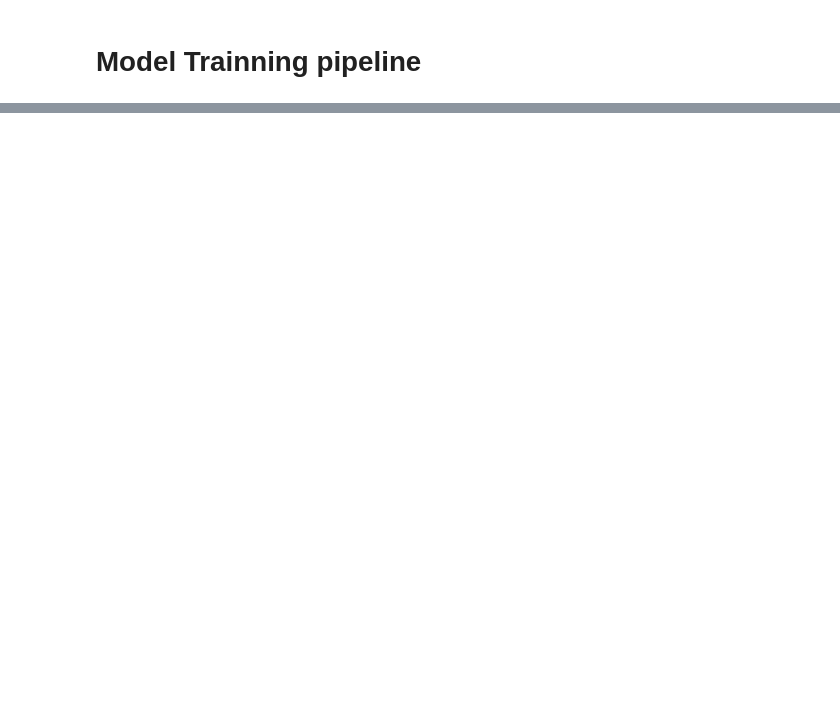
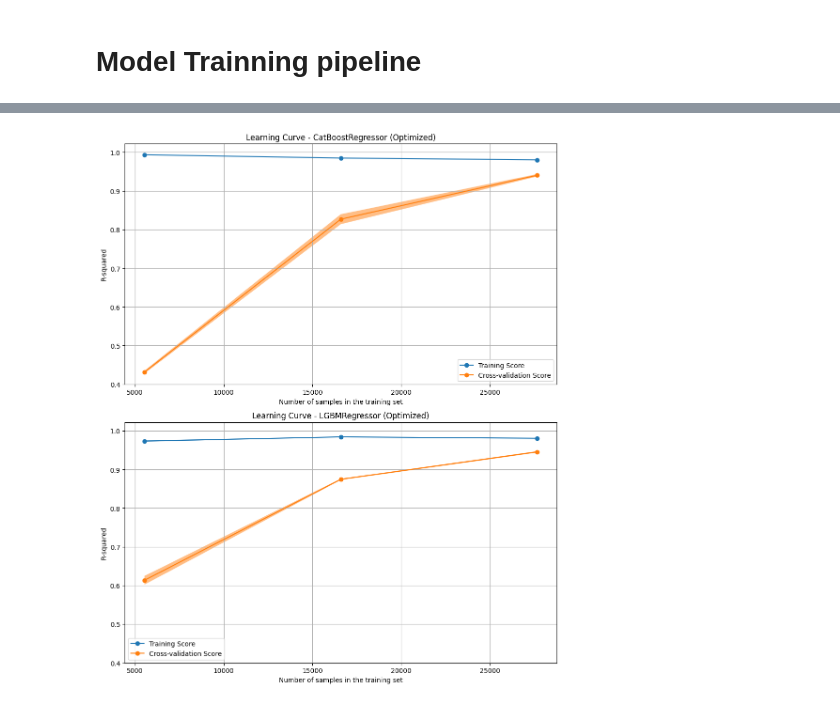
Before and after one commit to Himanshu0518/Traffic-demand-prediction, a Jupyter notebook: notebooks/01_experiment.ipynb, the cells around one changed output, grey strips where cells are left out. Drawn from its saved outputs; the diff is of its cells as text; code cells hidden in the pictures; blank space fills up the shorter version.

```diff
--- a/notebooks/01_experiment.ipynb
+++ b/notebooks/01_experiment.ipynb
@@ -549,0 +818,10 @@ plt.show()
+# %%
+# Create an Optuna study object and optimize the objective function
+study_catboost = optuna.create_study(direction='minimize', study_name='catboost_hyperparam_tuning')
+study_catboost.optimize(objective_catboost, n_trials=50, show_progress_bar=True)
+
+print("\n--- Optuna Optimization Results for CatBoostRegressor ---")
+print(f"Best trial value (RMSE): {study_catboost.best_value:.4f}")
+print("Best parameters:")
+for key, value in study_catboost.best_params.items():
+    print(f"  {key}: {value}")
@@ -549,0 +847,69 @@ plt.show()
+# %%
+algorithms = [
+    CatBoostRegressor(**study_catboost.best_params),
+    LGBMRegressor(
+        **study_lgbm.best_params
+    )
+]
+# %%
+num_algorithms = len(algorithms)
+
+fig, axes = plt.subplots(
+    nrows=num_algorithms,
+    ncols=1,
+    figsize=(10, 6 * num_algorithms),
+    sharey=True
+)
+
+# If only one algorithm, convert axes to list
+if num_algorithms == 1:
+    axes = [axes]
+
+common_params = {
+    "X": X,
+    "y": y,
+    "train_sizes": np.linspace(0.2, 1.0, 3),
+    "cv": ShuffleSplit(n_splits=3, test_size=0.2, random_state=0),
+    "score_type": "both",
+    "n_jobs": -1,
+    "line_kw": {"marker": "o"},
+    "std_display_style": "fill_between",
+    "score_name": "R-squared",
+    "scoring": "r2"
+}
+
+for ax, model_algo in zip(axes, algorithms):
+    # Build the full pipeline with all custom feature extractors
+    pipeline_estimator = Pipeline([
+        ('date_features', DateFeatureExtractor()),
+        ('geohash_features', GeohashFeatureExtractor()),
+        ('categorical_features', CategoricalFeatureExtractor()),
+        ('numerical_features', NumericalFeatureExtractor()),
+        ('geohash_aggregator', GeohashAggregator()),
+        ('column_remover', ColumnRemover(columns_to_remove=columns_to_drop_final)),
+        ('regressor', model_algo)
+    ])
+
+    LearningCurveDisplay.from_estimator(
+        pipeline_estimator,
+        **common_params,
+        ax=ax
+    )
+
+    handles, labels = ax.get_legend_handles_labels()
+
+    ax.legend(
+        handles[:2],
+        ["Training Score", "Cross-validation Score"]
+    )
+
+    ax.set_title(
+        f"Learning Curve - {model_algo.__class__.__name__} (Optimized)"
+    )
+
+    ax.grid(True)
+
+plt.tight_layout()
+plt.show()
+# %% [output]
+[figure, added]
```
Also changed, not shown: parts of 40 cells of this notebook.
